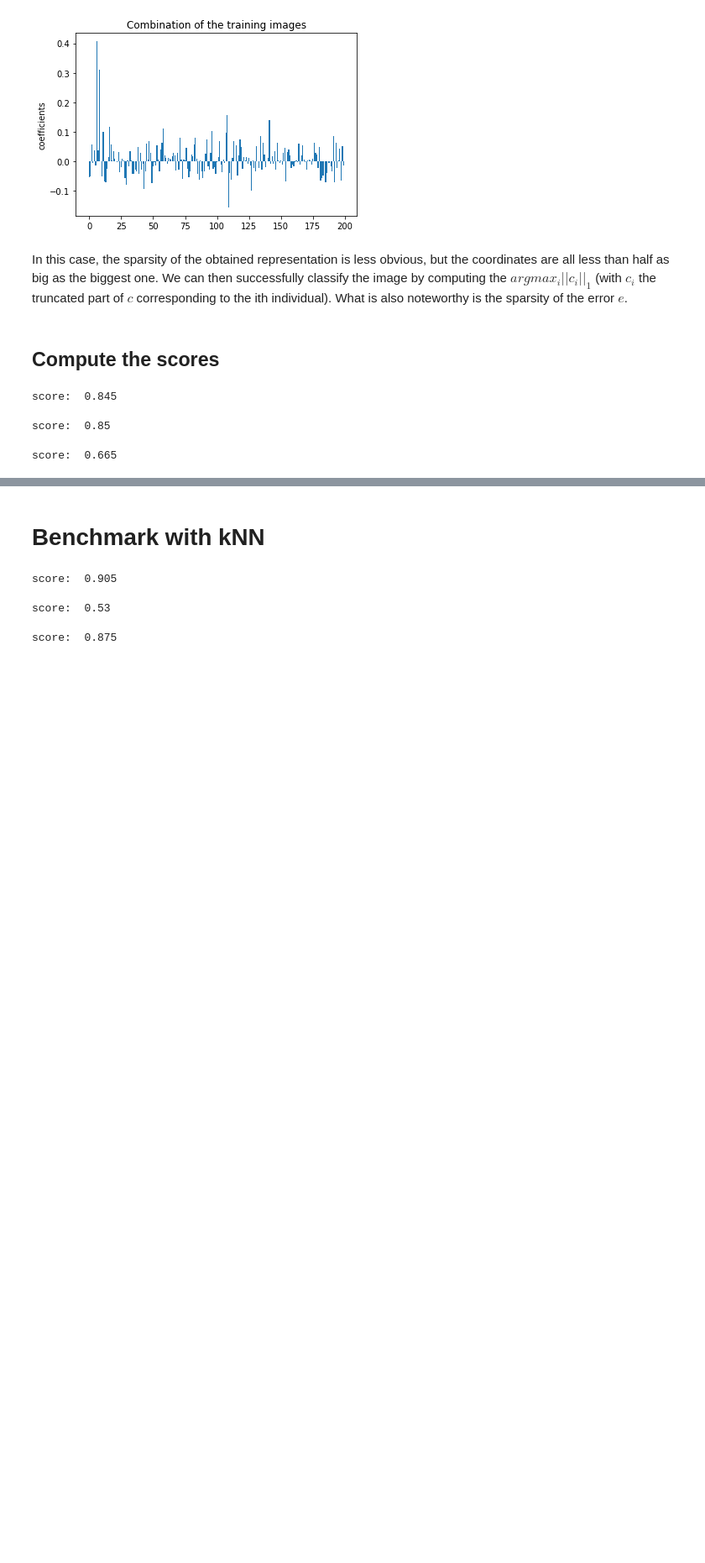
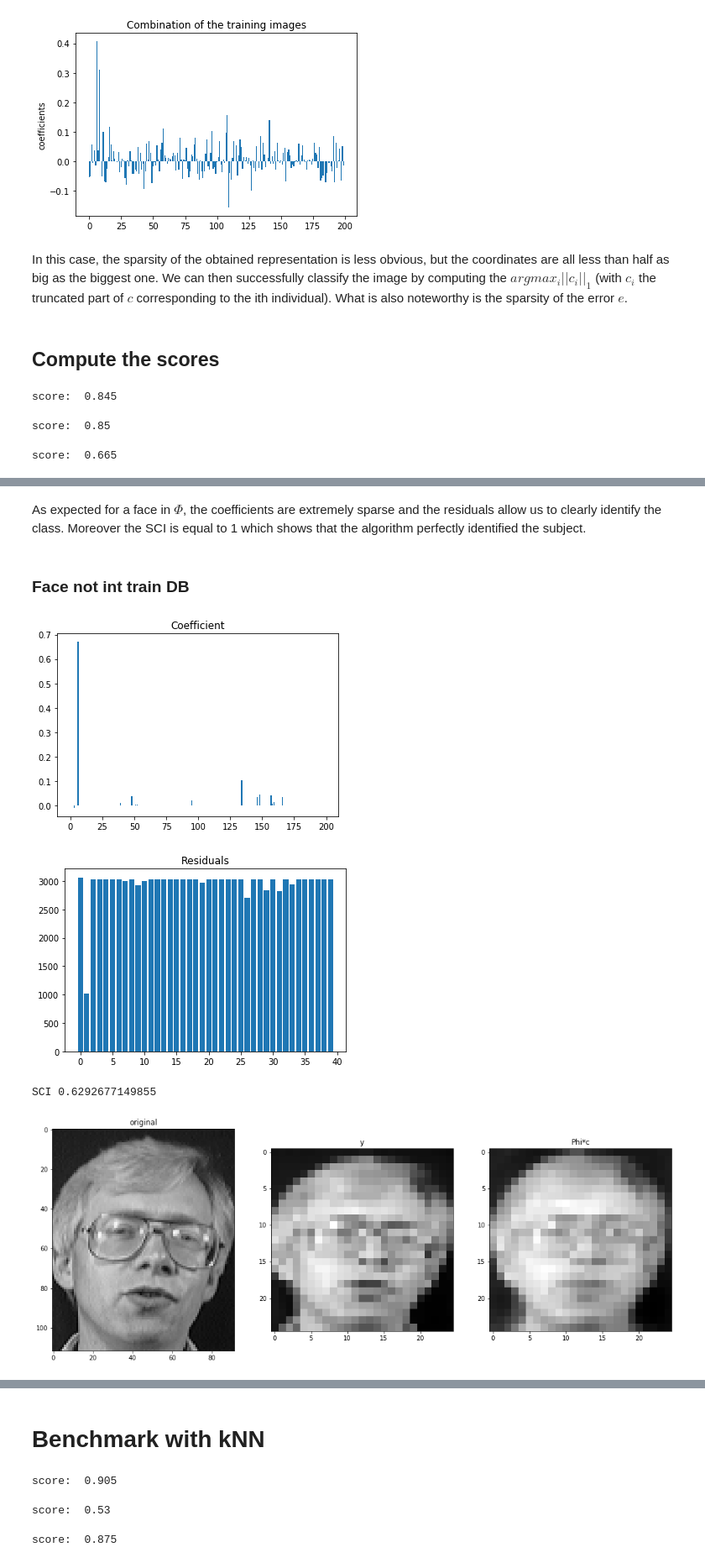
Before and after one commit to NicolasLoiseau/FaceRecognition, a Jupyter notebook: face recogniction.ipynb, the cells around one changed output, grey strips where cells are left out. Shown at 84% size. Drawn from its saved outputs; the diff is of its cells as text; code cells hidden in the pictures; blank space fills up the shorter version.

```diff
--- a/face recogniction.ipynb
+++ b/face recogniction.ipynb
@@ -655,0 +789,31 @@ score:  0.665
+# %% [markdown]
+As expected for a face in $\Phi$, the coefficients are extremely sparse and the residuals allow us to clearly identify the class. Moreover the SCI is equal to 1 which shows that the algorithm perfectly identified the subject.
+# %% [markdown]
+### Face not int train DB
+# %%
+n_person, n_img = (2, 5)
+c = opt_Lasso(fr, fr.resized_data[n_person][n_img].flatten().astype('float64'),lbd=100)
+img2 = (np.dot(fr.phi, c)).astype('uint8').reshape((25, 25))
+
+
+# Représentation des coefficients
+plt.bar(np.arange(len(c)),np.round(c,3))
+plt.title('Coefficient')
+plt.show()
+
+# Residuals
+residuals = {classe: residual(fr, img2, fr.class_select(c, classe)) for classe in list(fr.data.keys())}
+plt.bar(np.arange(len(residuals)), list(residuals.values()))
+plt.title('Residuals')
+plt.show()
+
+# SCI
+print('SCI', SCI(fr, c))
+
+#SHOW
+show_images([fr.data[n_person][n_img], fr.resized_data[n_person][n_img], img2], cols=1, titles=['original', 'y', 'Phi*c'])
+# %% [output]
+[figure, added]
+[figure, added]
+SCI 0.6292677149855
+[figure, added]
```
Also changed, not shown: parts of 22 cells of this notebook.
